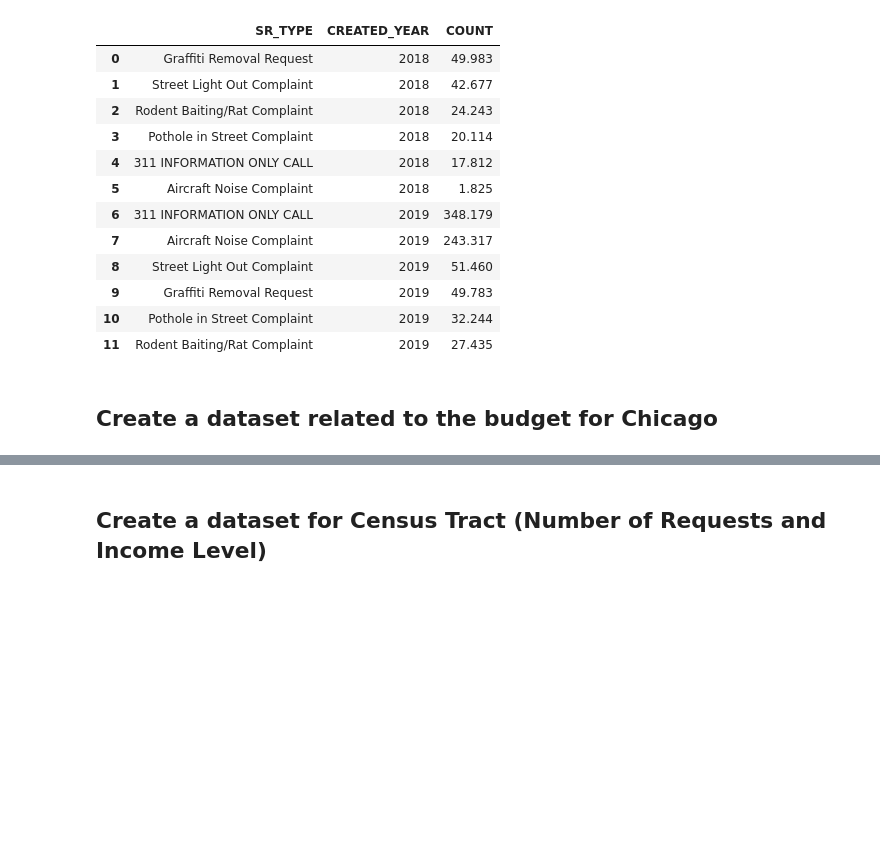
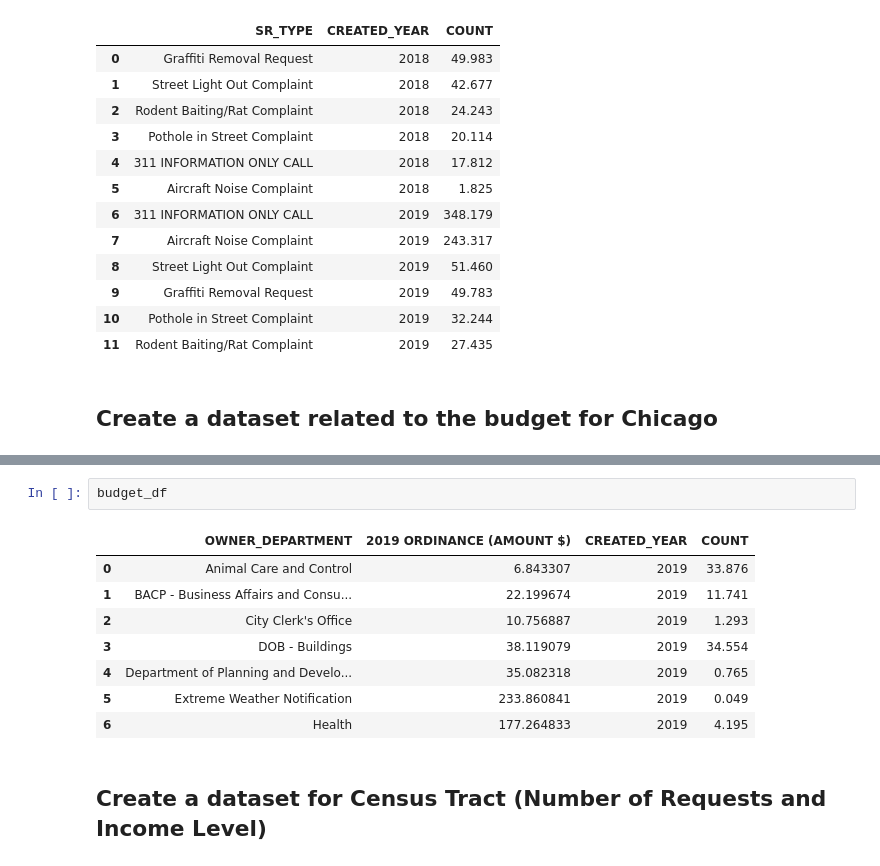
Before and after one commit to siyoungbyun/311-requests-dataviz, a Jupyter notebook: data_preprocessing.ipynb, the cells around one changed output, grey strips where cells are left out. Cells and saved outputs as stored; diff of their text form; blank space fills up the shorter version.

```diff
--- a/data_preprocessing.ipynb
+++ b/data_preprocessing.ipynb
@@ -341,3 +401,14 @@ Successfully saved to ./data/budget.csv.
+# %%
+budget_df
+# %% [output]
+|  | OWNER_DEPARTMENT | 2019 ORDINANCE (AMOUNT $) | CREATED_YEAR | COUNT |
+| 0 | Animal Care and Control | 6.843307 | 2019 | 33.876 |
+| 1 | BACP - Business Affairs and Consu... | 22.199674 | 2019 | 11.741 |
+| 2 | City Clerk's Office | 10.756887 | 2019 | 1.293 |
+| 3 | DOB - Buildings | 38.119079 | 2019 | 34.554 |
+| 4 | Department of Planning and Develo... | 35.082318 | 2019 | 0.765 |
+| 5 | Extreme Weather Notification | 233.860841 | 2019 | 0.049 |
+| 6 | Health | 177.264833 | 2019 | 4.195 |
 # %% [markdown]
 ## Create a dataset for Census Tract (Number of Requests and Income Level)
 # %%
```
Also changed, not shown: parts of 30 cells of this notebook, 8 other files.
